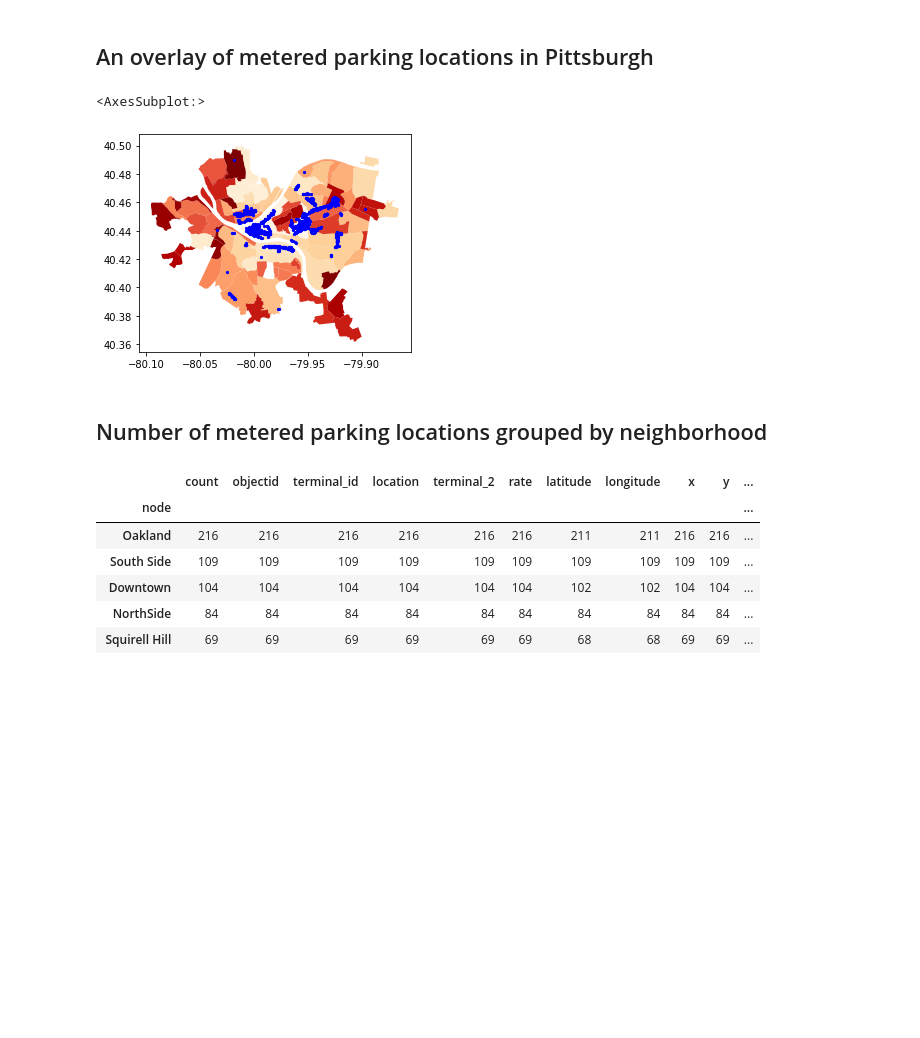
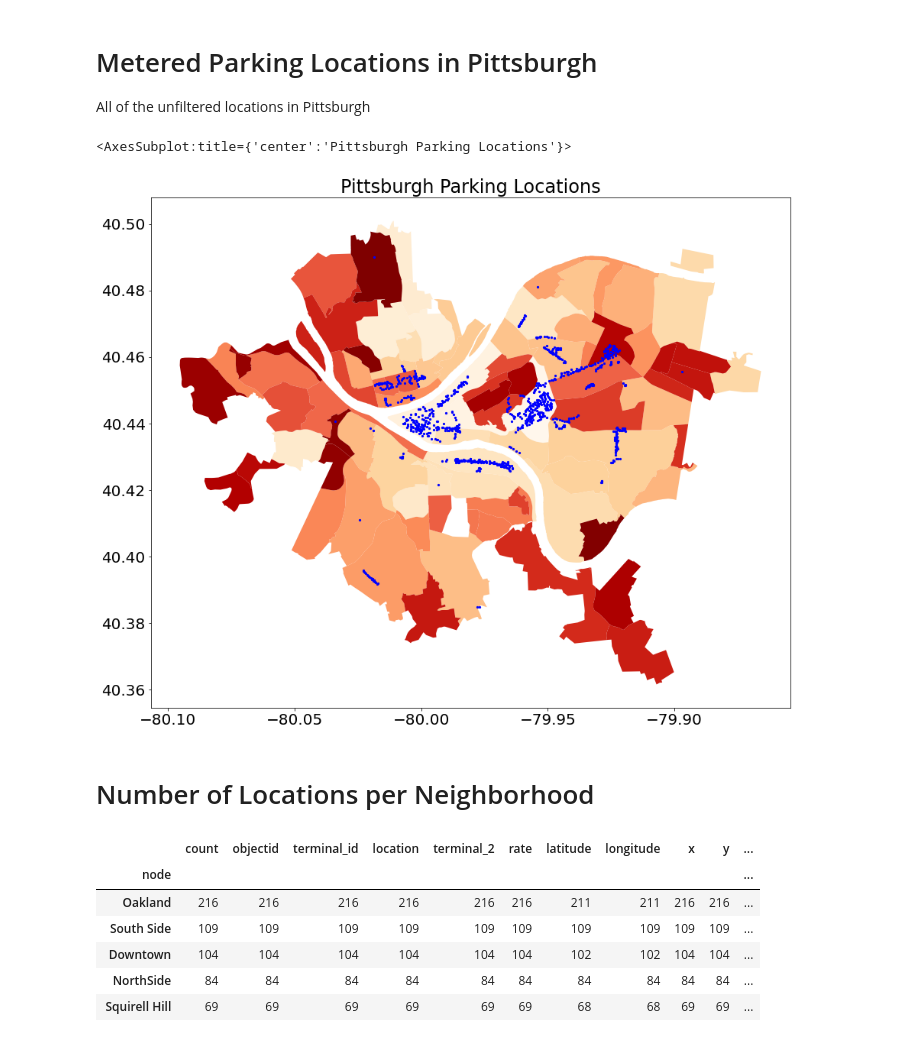
Before and after one commit to Elsklivet/big-ideas-final, a Jupyter notebook: datasets/parking/parking.ipynb, the cells around one changed output. Drawn from its saved outputs; the diff is of its cells as text; code cells hidden in the pictures; blank space fills up the shorter version.

```diff
--- a/datasets/parking/parking.ipynb
+++ b/datasets/parking/parking.ipynb
@@ -14,17 +23,22 @@ parking = pd.read_csv("./parking_meters.csv")
 # Import shape files for mapping
 neighborhoods = gpd.read_file("../neighborhood/Neighborhoods_.shp")
 parking_locs = gpd.read_file("./pghdb_sde_PPA_ParkingMeters.shp")
+
+# Make the graphs' font size larger
+plt.rc('font', size=20)
 # %% [markdown]
-## An overlay of metered parking locations in Pittsburgh
+# Metered Parking Locations in Pittsburgh
+All of the unfiltered locations in Pittsburgh
 # %%
 # Map all the parking locations over a map of Pittsburgh
-pgh = neighborhoods.plot(cmap="OrRd")
+pgh = neighborhoods.plot(cmap="OrRd", figsize=(15, 15))
+pgh.set_title("Pittsburgh Parking Locations")
 parking_locs.plot(ax=pgh, color="blue", markersize=5)
 # %% [output]
-<AxesSubplot:>
+<AxesSubplot:title={'center':'Pittsburgh Parking Locations'}>
-[figure, old version]
+[figure, new version]
-# %% [markdown]
-## Number of metered parking locations grouped by neighborhood
+# %% [markdown]
+# Number of Locations per Neighborhood
 # %%
 # Count the number of metered parking locations in each neighborhood and sort descending
 spots_per_neighborhood = parking.groupby("node").count().sort_values("fid", ascending=False)
```
Also changed, not shown: parts of 14 cells of this notebook.
